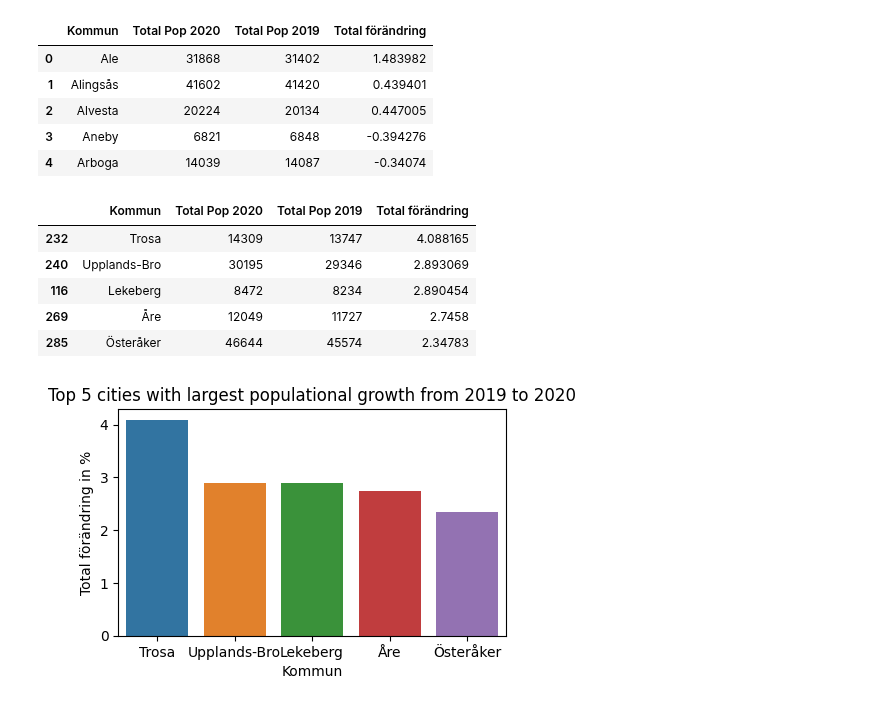
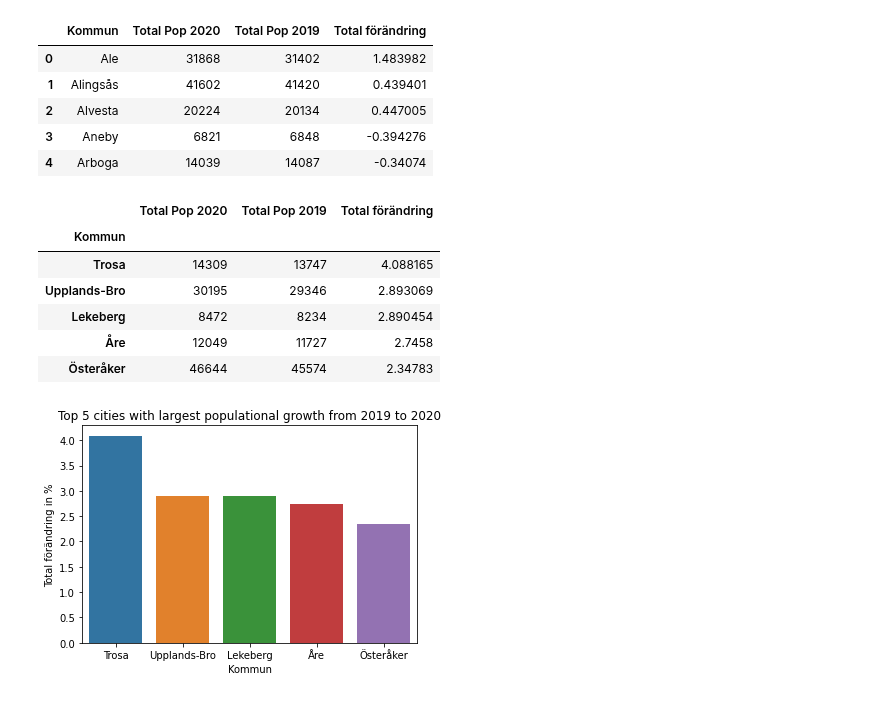
Before and after one commit to yuna-liu/Databehandling-Yuna-Liu, a Jupyter notebook: Exercises/E00_pandas_basic_syntax.ipynb, the cells around one changed output. Drawn from its saved outputs; the diff is of its cells as text; code cells hidden in the pictures.

```diff
--- a/Exercises/E00_pandas_basic_syntax.ipynb
+++ b/Exercises/E00_pandas_basic_syntax.ipynb
@@ -282,0 +254,15 @@ memory usage: 14.0+ KB
+# %%
+import pandas as pd
+import numpy as np
+import matplotlib.pyplot as plt
+import seaborn as sns
+
+path = "../Data/komtopp50_2020.xlsx"
+df2 = pd.read_excel(path, sheet_name="Totalt")
+df2 = df2.iloc[6:]
+df2 = df2.rename({"Unnamed: 0": "Rang 2020","Unnamed: 1": "Rang 2019", "Unnamed: 2": "Kommun", "Unnamed: 3": "Folkmängd 2020", "Unnamed: 4": "Folkmängd 2019", "Unnamed: 5": "Förändring"}, axis="columns")
+df2 = df2.reset_index(drop=True)
+df2["Rang 2019"]=df2["Rang 2019"].astype(int)
+df2["Folkmängd 2019"]=df2["Folkmängd 2019"].astype(int)
+df2["Rang 2020"]=df2["Rang 2020"].astype(int)
+df2["Folkmängd 2020"]=df2["Folkmängd 2020"].astype(int)
@@ -711,20 +647,18 @@ df2.head()
 | 3 | Aneby | 6821 | 6848 | -0.394276 |
 | 4 | Arboga | 14039 | 14087 | -0.34074 |
 # %%
-change_in_pop_top5 = df2.sort_values(by="Total förändring", ascending=False).head()
+change_in_pop_top5 = df2.sort_values(by="Total förändring", ascending=False).head().set_index("Kommun")
 change_in_pop_top5.head()
 # %% [output]
-|  | Kommun | Total Pop 2020 | Total Pop 2019 | Total förändring |
-| 232 | Trosa | 14309 | 13747 | 4.088165 |
-| 240 | Upplands-Bro | 30195 | 29346 | 2.893069 |
-| 116 | Lekeberg | 8472 | 8234 | 2.890454 |
-| 269 | Åre | 12049 | 11727 | 2.7458 |
-| 285 | Österåker | 46644 | 45574 | 2.34783 |
+|  | Total Pop 2020 | Total Pop 2019 | Total förändring |
+| Kommun |  |  |  |
+| Trosa | 14309 | 13747 | 4.088165 |
+| Upplands-Bro | 30195 | 29346 | 2.893069 |
+| Lekeberg | 8472 | 8234 | 2.890454 |
+| Åre | 12049 | 11727 | 2.7458 |
+| Österåker | 46644 | 45574 | 2.34783 |
 # %%
-fig, ax = plt.subplots(dpi=100, figsize=(5,3))
-
 #plt.title and ax.set(title="")
-sns.barplot(data=change_in_pop_top5, x="Kommun", y="Total förändring")
-ax.set(title="Top 5 cities with largest populational growth from 2019 to 2020", xlabel="Kommun", ylabel="Total förändring in %");
+sns.barplot(data=change_in_pop_top5, x=change_in_pop_top5.index, y="Total förändring").set(title="Top 5 cities with largest populational growth from 2019 to 2020", xlabel="Kommun", ylabel="Total förändring in %");
 # %% [output]
-[figure, old version]
+[figure, new version]
```
Also changed, not shown: parts of 38 cells of this notebook.
